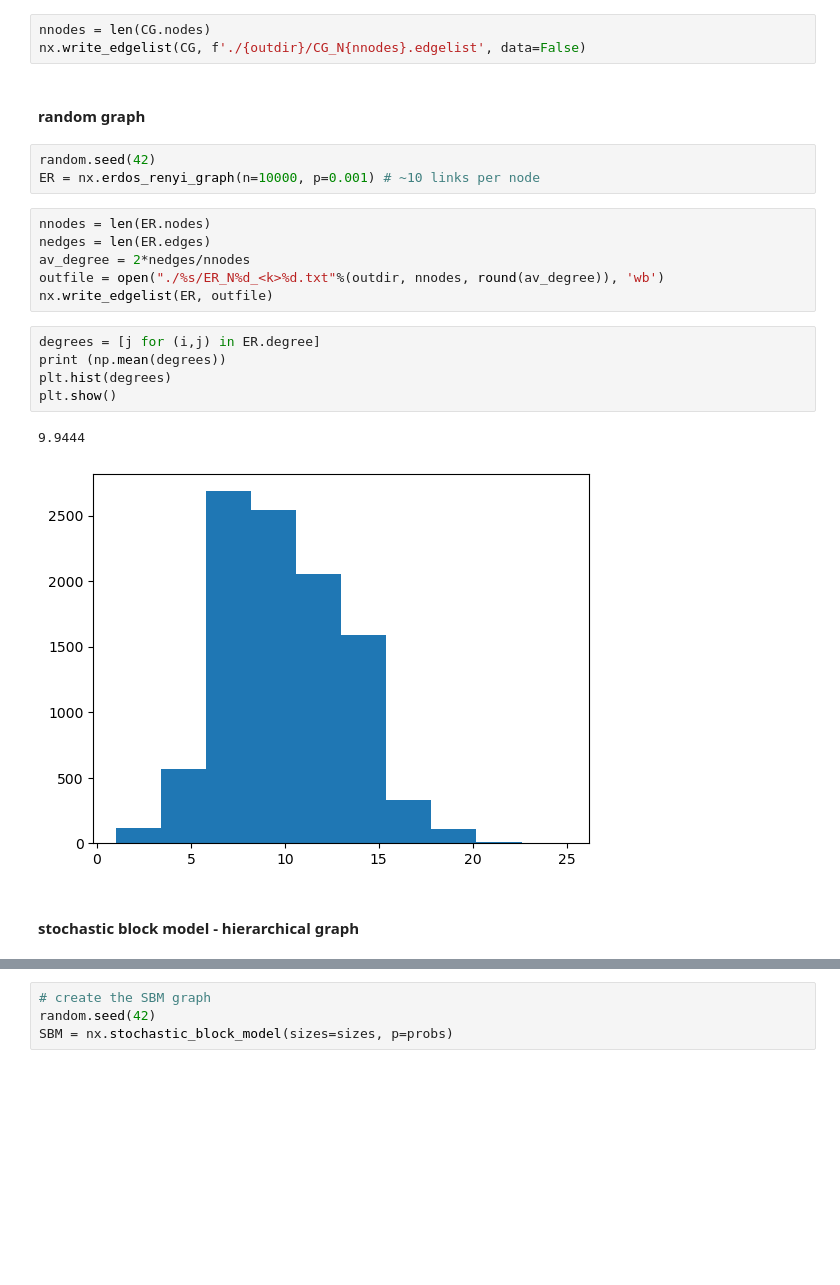
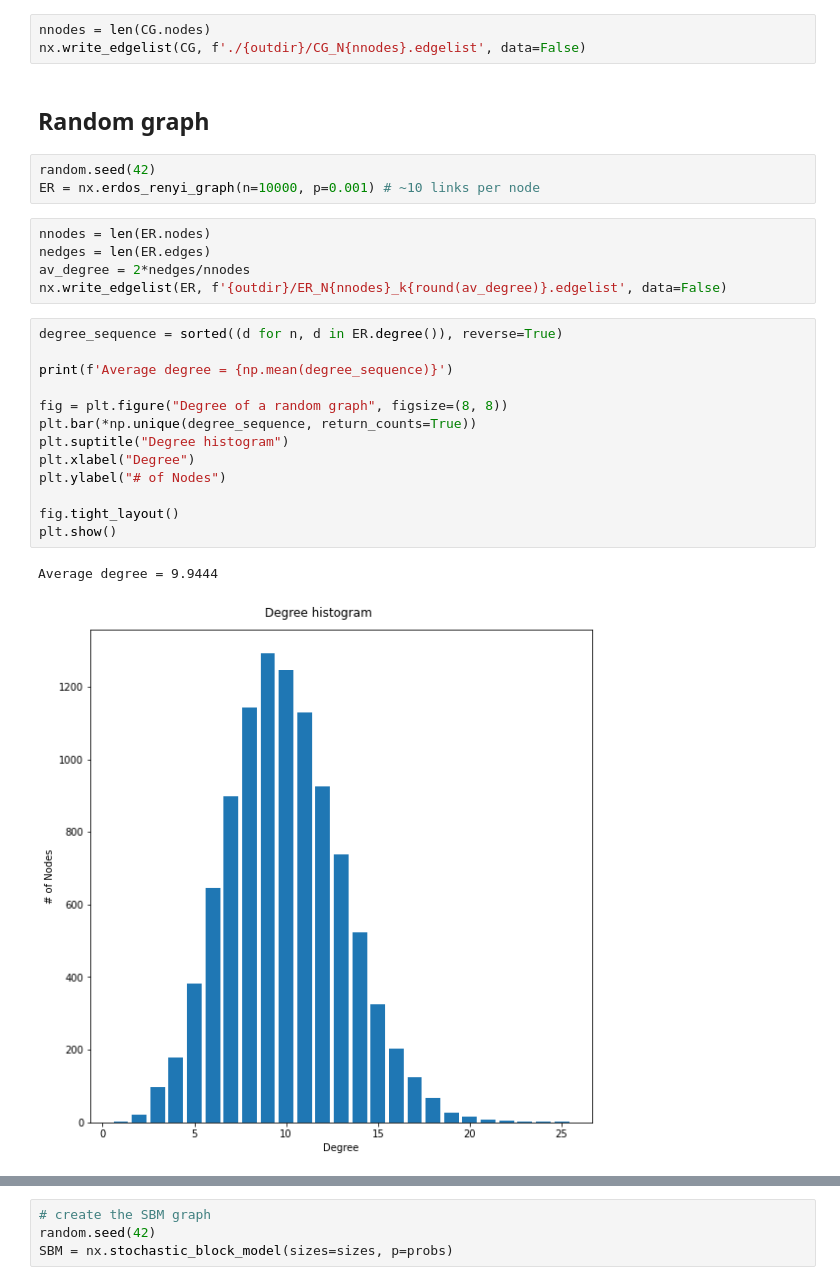
Before and after one commit to aaleta/C72h-whiteworms, a Jupyter notebook: notebooks/generate_networks.ipynb, the cells around one changed output, grey strips where cells are left out. Drawn from its saved outputs; the diff is of its cells as text; blank space fills up the shorter version.

```diff
--- a/notebooks/generate_networks.ipynb
+++ b/notebooks/generate_networks.ipynb
@@ -20,7 +20,7 @@ CG = nx.complete_graph(1000)
 nnodes = len(CG.nodes)
 nx.write_edgelist(CG, f'./{outdir}/CG_N{nnodes}.edgelist', data=False)
 # %% [markdown]
-#### random graph
+## Random graph
 # %%
 random.seed(42)
 ER = nx.erdos_renyi_graph(n=10000, p=0.001) # ~10 links per node
@@ -28,15 +28,20 @@ ER = nx.erdos_renyi_graph(n=10000, p=0.001) # ~10 links per node
 nnodes = len(ER.nodes)
 nedges = len(ER.edges)
 av_degree = 2*nedges/nnodes
-outfile = open("./%s/ER_N%d_<k>%d.txt"%(outdir, nnodes, round(av_degree)), 'wb')
-nx.write_edgelist(ER, outfile)
+nx.write_edgelist(ER, f'{outdir}/ER_N{nnodes}_k{round(av_degree)}.edgelist', data=False)
-# %%
-degrees = [j for (i,j) in ER.degree]
-print (np.mean(degrees))
-plt.hist(degrees)
-plt.show()
-# %% [output]
-9.9444
-[figure, removed]
-# %% [markdown]
-#### stochastic block model - hierarchical graph
+# %%
+degree_sequence = sorted((d for n, d in ER.degree()), reverse=True)
+
+print(f'Average degree = {np.mean(degree_sequence)}')
+
+fig = plt.figure("Degree of a random graph", figsize=(8, 8))
+plt.bar(*np.unique(degree_sequence, return_counts=True))
+plt.suptitle("Degree histogram")
+plt.xlabel("Degree")
+plt.ylabel("# of Nodes")
+
+fig.tight_layout()
+plt.show()
+# %% [output]
+Average degree = 9.9444
+[figure, added]
```
Also changed, not shown: parts of 19 cells of this notebook, 9 other files.
